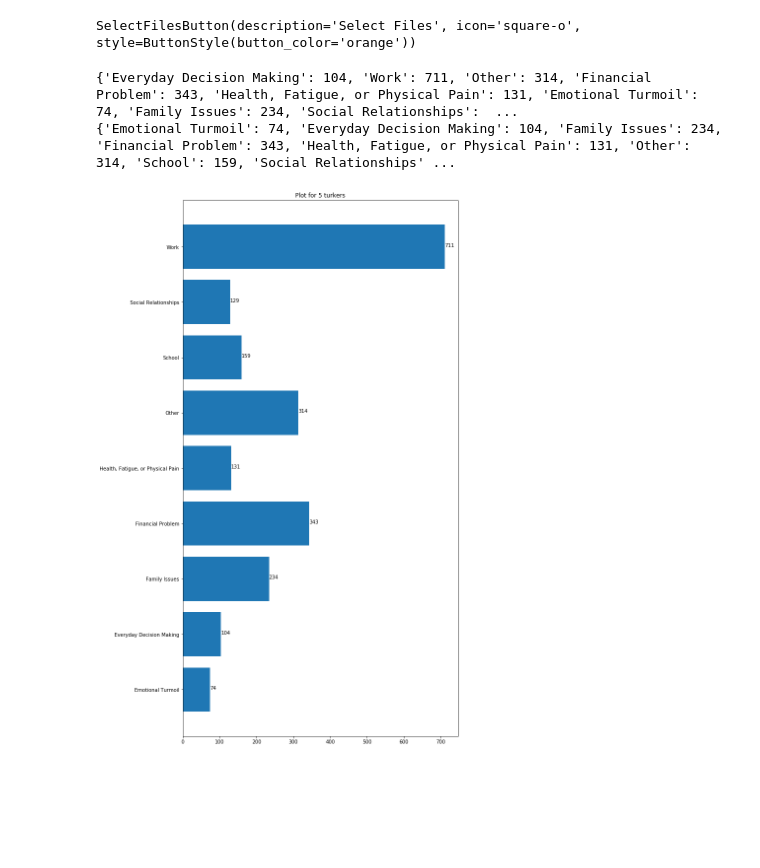
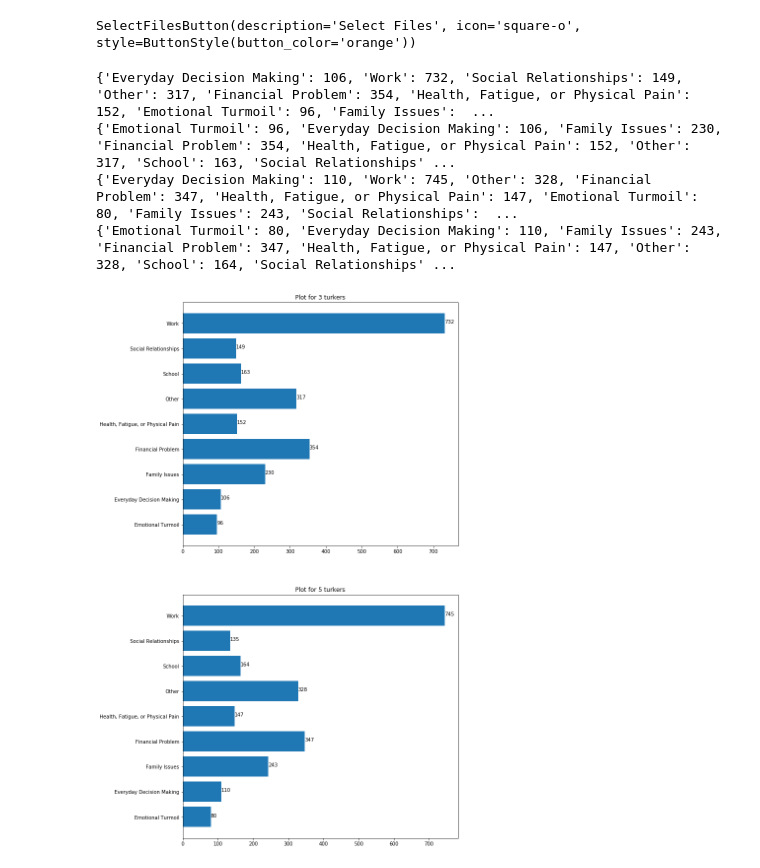
Before and after one commit to PervasiveWellbeingTech/Popbots-mTurk-HITS, a Jupyter notebook: mturk-automation/mturk_revised_analysis.ipynb, the cells around one changed output. Saved outputs shown, nothing was run; the diff lists cells and outputs as text; code cells hidden in the pictures; blank space fills up the shorter version.

Commit message:
Archived old analysis file (mturk_finished.ipynb) and updated mturk_revised_analysis.ipynb to handle isCOVID; adding QA_HIT_Covid.txt

```diff
--- a/mturk-automation/mturk_revised_analysis.ipynb
+++ b/mturk-automation/mturk_revised_analysis.ipynb
@@ -372,8 +386,10 @@ my_button
 SelectFilesButton(description='Select Files', icon='square-o', style=ButtonStyle(button_color='orange'))
 # %%
 # Make sure that the second argument parameter is a list. Even if it is one number, put it in brackets.
-mturk_analysis(my_button.files, [5])
+mturk_analysis(my_button.files, [3, 5])
 # %% [output]
-{'Everyday Decision Making': 104, 'Work': 711, 'Other': 314, 'Financial Problem': 343, 'Health, Fatigue, or Physical Pain': 131, 'Emotional Turmoil': 74, 'Family Issues': 234, 'Social Relationships':  ...
-{'Emotional Turmoil': 74, 'Everyday Decision Making': 104, 'Family Issues': 234, 'Financial Problem': 343, 'Health, Fatigue, or Physical Pain': 131, 'Other': 314, 'School': 159, 'Social Relationships' ...
+{'Everyday Decision Making': 106, 'Work': 732, 'Social Relationships': 149, 'Other': 317, 'Financial Problem': 354, 'Health, Fatigue, or Physical Pain': 152, 'Emotional Turmoil': 96, 'Family Issues':  ...
+{'Emotional Turmoil': 96, 'Everyday Decision Making': 106, 'Family Issues': 230, 'Financial Problem': 354, 'Health, Fatigue, or Physical Pain': 152, 'Other': 317, 'School': 163, 'Social Relationships' ...
+{'Everyday Decision Making': 110, 'Work': 745, 'Other': 328, 'Financial Problem': 347, 'Health, Fatigue, or Physical Pain': 147, 'Emotional Turmoil': 80, 'Family Issues': 243, 'Social Relationships':  ...
+{'Emotional Turmoil': 80, 'Everyday Decision Making': 110, 'Family Issues': 243, 'Financial Problem': 347, 'Health, Fatigue, or Physical Pain': 147, 'Other': 328, 'School': 164, 'Social Relationships' ...
-[figure, old version]
+[figure, new version]
```
Also changed, not shown: parts of 2 cells of this notebook, 2 other files.
